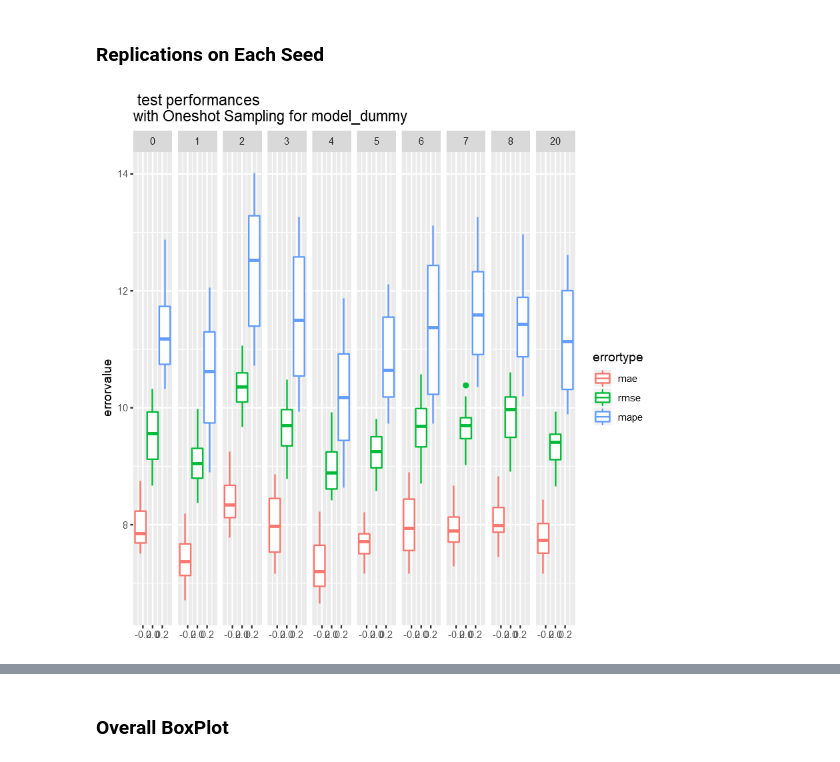
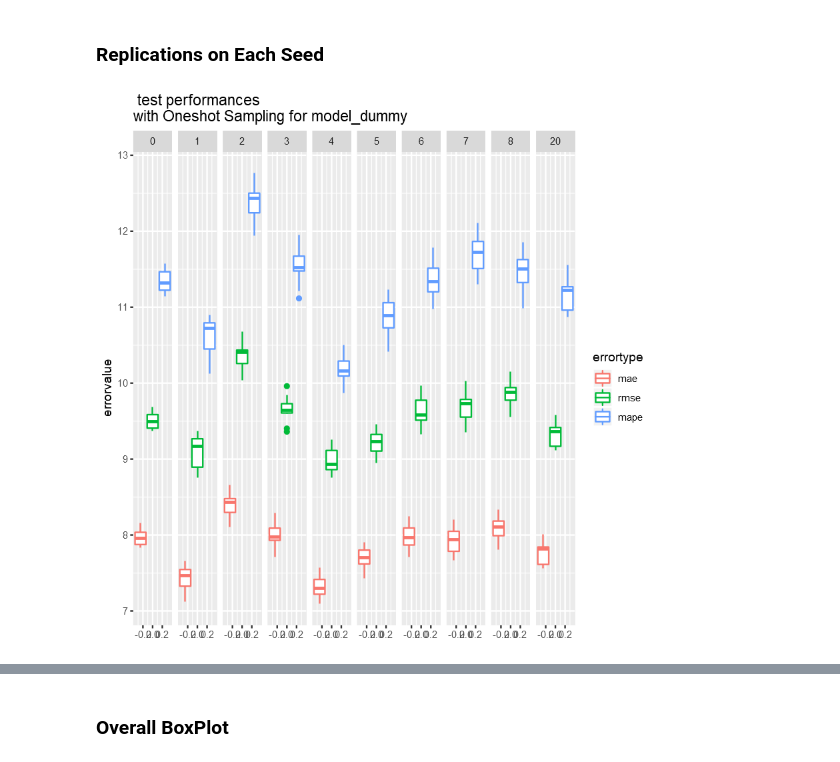
Before and after one commit to paslanpatir/pickleware, a Jupyter notebook: ComparisonResults_SampleRef_50_100.ipynb, the cells around one changed output, grey strips where cells are left out. Cells and saved outputs as stored; diff of their text form; code cells hidden in the pictures.

```diff
--- a/ComparisonResults_SampleRef_50_100.ipynb
+++ b/ComparisonResults_SampleRef_50_100.ipynb
@@ -64,7 +88,7 @@ mean(performance_molten_oneshot.1[seed == 0 & rep == 10 & errortype == "rmse"]$e
 ### Replications on Each Seed
 # %%
 #### Replications on Each Seed ####
-one_shot_ind_bxp.1 = ggplot(data = performance_molten_oneshot.1, aes(y = errorvalue, group=errortype, col=errortype)) +
+one_shot_ind_bxp.1 = ggplot(data = test_ave_performance_molten_oneshot.1, aes(y = errorvalue, group=errortype, col=errortype)) +
                     geom_boxplot() +
                     facet_grid(~ seed,scales = "free") +
                     ggtitle(paste0(" test performances","\n","with Oneshot Sampling for model_",model.type.1))
@@ -146,12 +172,12 @@ test_ave_performance_molten_oneshot.2 = performance_molten_oneshot.2[,.(errorval
 ### Replications on Each Seed
 # %%
 #### Replications on Each Seed ####
-one_shot_ind_bxp.2 = ggplot(data = performance_molten_oneshot.2, aes(y = errorvalue, group=errortype, col=errortype)) +
+one_shot_ind_bxp.2 = ggplot(data = test_ave_performance_molten_oneshot.2, aes(y = errorvalue, group=errortype, col=errortype)) +
                     geom_boxplot() +
                     facet_grid( ~ seed, scales = "free") +
                     ggtitle(paste0(" test performances","\n","with Oneshot Sampling for model_",model.type.2))
 one_shot_ind_bxp.2
 # %% [output]
-[figure, old version]
+[figure, new version]
 # %%
 performance_table_oneshot.2[, .(mean_rmse = mean(rmse)),.(size,seed)][order(size,mean_rmse)]
```
Also changed, not shown: parts of 37 cells of this notebook.
